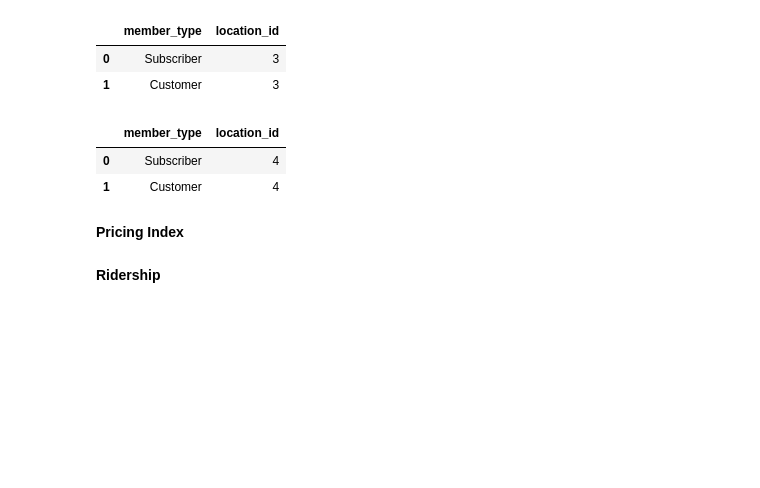
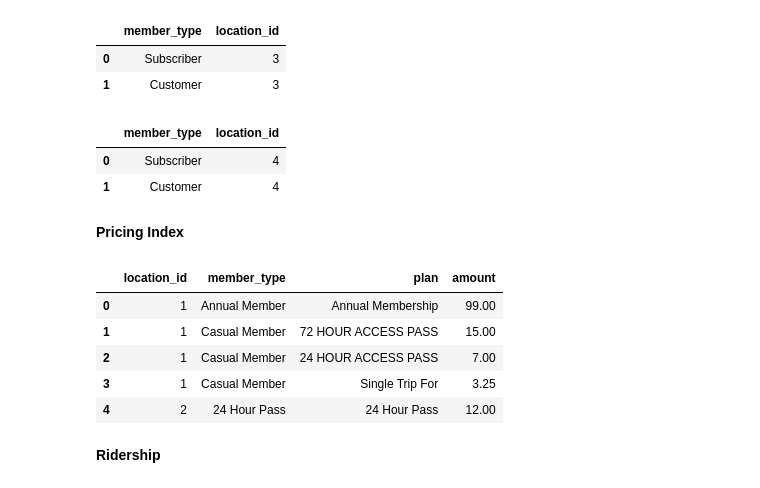
Before and after one commit to JeganS948/project2, a Jupyter notebook: locations.ipynb, the cells around one changed output. Saved outputs shown, nothing was run; the diff lists cells and outputs as text; code cells hidden in the pictures; blank space fills up the shorter version.

```diff
--- a/locations.ipynb
+++ b/locations.ipynb
@@ -16,6 +16,7 @@ from config_testdb import conn_string
 # path
 station_path = os.path.join('.', "station_info.csv")
 weather_path = os.path.join('.', "historical_weather.csv")
+pricing_path = os.path.join('.', "pricing_index.csv")
 
 #bikes
 toronto_bikes = os.path.join("Resources/1_toronto_canada", "toronto_bikes.csv")
@@ -54,7 +55,7 @@ bos_users = pd.read_csv(boston_users, encoding="utf-8")
 nyc_users = pd.read_csv(nyc_users, encoding="utf-8")
 
 # pricing index
-
+pricing_index = pd.read_csv(pricing_path, encoding="utf-8")
 
 # ridership
 toronto = pd.read_csv(toronto_, encoding="utf-8")
@@ -172,6 +173,15 @@ nyc_users.head()
 | 1 | Customer | 4 |
 # %% [markdown]
 **Pricing Index**
+# %%
+pricing_index.head()
+# %% [output]
+|  | location_id | member_type | plan | amount |
+| 0 | 1 | Annual Member | Annual Membership | 99.00 |
+| 1 | 1 | Casual Member | 72 HOUR ACCESS PASS | 15.00 |
+| 2 | 1 | Casual Member | 24 HOUR ACCESS PASS | 7.00 |
+| 3 | 1 | Casual Member | Single Trip For | 3.25 |
+| 4 | 2 | 24 Hour Pass | 24 Hour Pass | 12.00 |
 # %% [markdown]
 **Ridership**
 # %%
```
Also changed, not shown: parts of 5 cells of this notebook.
